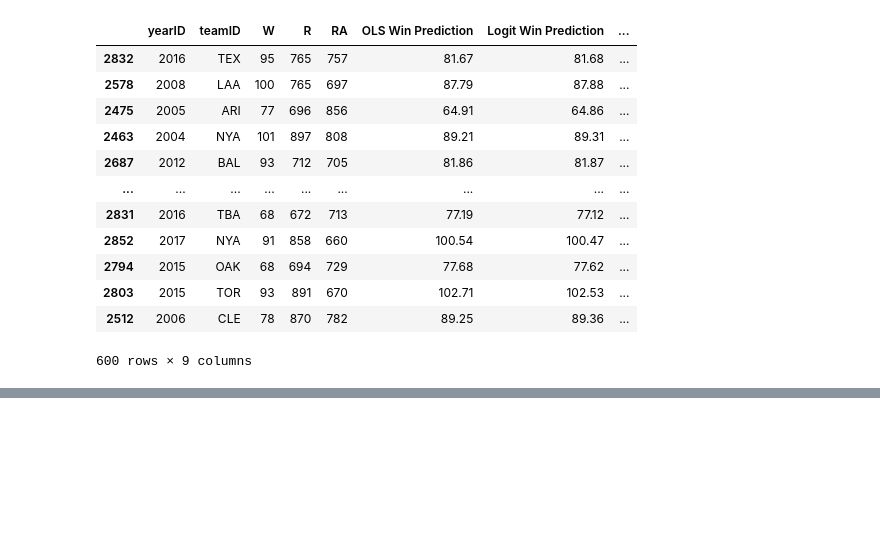
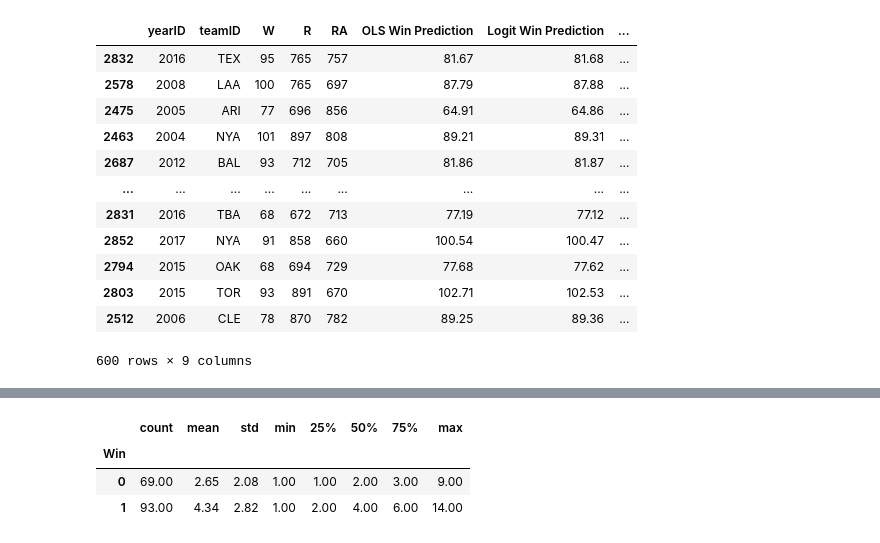
Before and after one commit to mattstonkus/Analyzing_Baseball_Data_Python, a Jupyter notebook: Runs and Wins.ipynb, the cells around one changed output, grey strips where cells are left out. Drawn from its saved outputs; the diff is of its cells as text; code cells hidden in the pictures; blank space fills up the shorter version.

```diff
--- a/Runs and Wins.ipynb
+++ b/Runs and Wins.ipynb
@@ -480,0 +463,11 @@ games_df_2015_tor
+# %%
+def win_or_lose(game_df, team_id):
+    home_team_win = [1 if game_df['HomeRunsScore'] > game_df['VisitorRunsScored'] else 0]
+    home_or_away = [1 if game_df['HomeTeam'] == team_id else 0]
+    if home_team_win == home_or_away:
+        return 1
+    else:
+        return 0
+# %%
+games_df_2015_tor['Win'] = games_df_2015_tor.apply(lambda x: win_or_lose(x, 'TOR'),axis=1)
+games_df_2015_tor['Absolute Run Difference'] = abs(games_df_2015_tor['HomeRunsScore'] - games_df_2015_tor['VisitorRunsScored'])
@@ -480,0 +485,7 @@ games_df_2015_tor
+# %%
+games_df_2015_tor.groupby('Win')['Absolute Run Difference'].describe()
+# %% [output]
+|  | count | mean | std | min | 25% | 50% | 75% | max |
+| Win |  |  |  |  |  |  |  |  |
+| 0 | 69.00 | 2.65 | 2.08 | 1.00 | 1.00 | 2.00 | 3.00 | 9.00 |
+| 1 | 93.00 | 4.34 | 2.82 | 1.00 | 2.00 | 4.00 | 6.00 | 14.00 |
```
Also changed, not shown: parts of 7 cells of this notebook.
